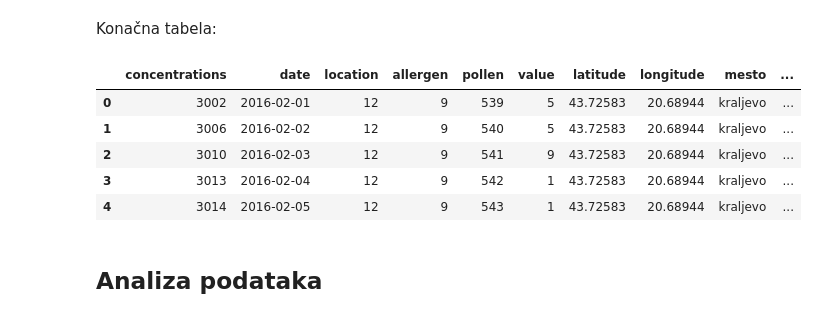
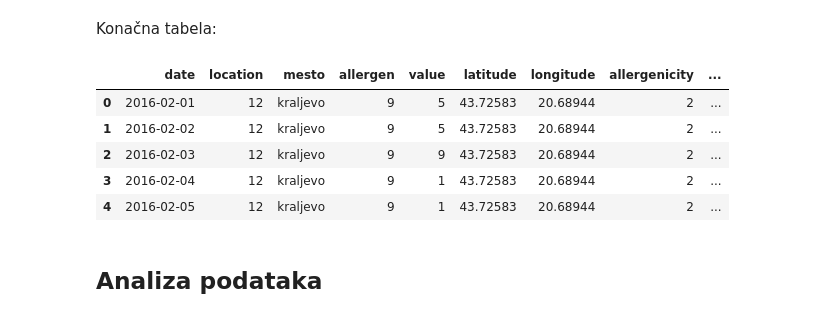
Before and after one commit to sjerkovic/koncentracije-polena, a Jupyter notebook: Polen.ipynb, the cells around one changed output. Saved outputs shown, nothing was run; the diff lists cells and outputs as text; code cells hidden in the pictures.

```diff
--- a/Polen.ipynb
+++ b/Polen.ipynb
@@ -369,2 +388,0 @@ pc_merged = pc_merged.drop(columns=['id'])
-# %%
-pc_merged = pc_merged.drop(columns=['id_con', 'id_loc', 'id_allergen'])
@@ -391,0 +389,5 @@ pc_merged
+# %%
+pc_final = pc_merged[['date','location','name_x','allergen', 'value','latitude', 'longitude','allergenicity','allergenicity_display','localized_name',
+       'type', 'id', 'name']]
+# %%
+pc_final = pc_final.rename(columns={'name_x':'mesto'})
@@ -430,5 +441,5 @@ def categorise(row):
                 level = 'very high'
     return level
 # %%
-pc_merged['level'] = pc_merged.apply(categorise, axis = 1)
+pc_final['level'] = pc_final.apply(categorise, axis = 1)
 # %%
@@ -443,14 +454,14 @@ Name: level, dtype: int64
 # %% [markdown]
 Konačna tabela:
 # %%
-pc_merged.head()
+pc_final.head()
 # %% [output]
-|  | concentrations | date | location | allergen | pollen | value | latitude | longitude | mesto | ... |
-| 0 | 3002 | 2016-02-01 | 12 | 9 | 539 | 5 | 43.72583 | 20.68944 | kraljevo | ... |
-| 1 | 3006 | 2016-02-02 | 12 | 9 | 540 | 5 | 43.72583 | 20.68944 | kraljevo | ... |
-| 2 | 3010 | 2016-02-03 | 12 | 9 | 541 | 9 | 43.72583 | 20.68944 | kraljevo | ... |
-| 3 | 3013 | 2016-02-04 | 12 | 9 | 542 | 1 | 43.72583 | 20.68944 | kraljevo | ... |
-| 4 | 3014 | 2016-02-05 | 12 | 9 | 543 | 1 | 43.72583 | 20.68944 | kraljevo | ... |
+|  | date | location | mesto | allergen | value | latitude | longitude | allergenicity | ... |
+| 0 | 2016-02-01 | 12 | kraljevo | 9 | 5 | 43.72583 | 20.68944 | 2 | ... |
+| 1 | 2016-02-02 | 12 | kraljevo | 9 | 5 | 43.72583 | 20.68944 | 2 | ... |
+| 2 | 2016-02-03 | 12 | kraljevo | 9 | 9 | 43.72583 | 20.68944 | 2 | ... |
+| 3 | 2016-02-04 | 12 | kraljevo | 9 | 1 | 43.72583 | 20.68944 | 2 | ... |
+| 4 | 2016-02-05 | 12 | kraljevo | 9 | 1 | 43.72583 | 20.68944 | 2 | ... |
 # %% [markdown]
 ## Analiza podataka
 # %%
```
Also changed, not shown: parts of 65 cells of this notebook.
